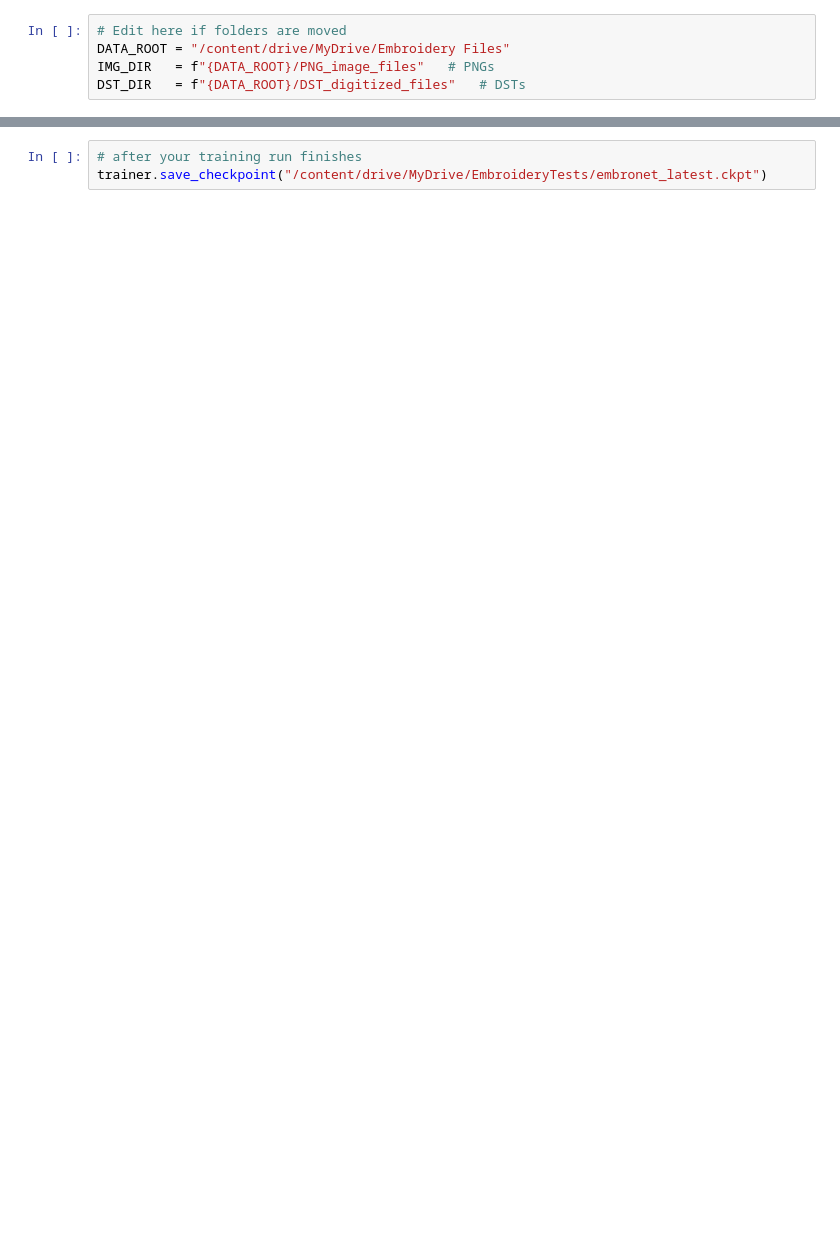
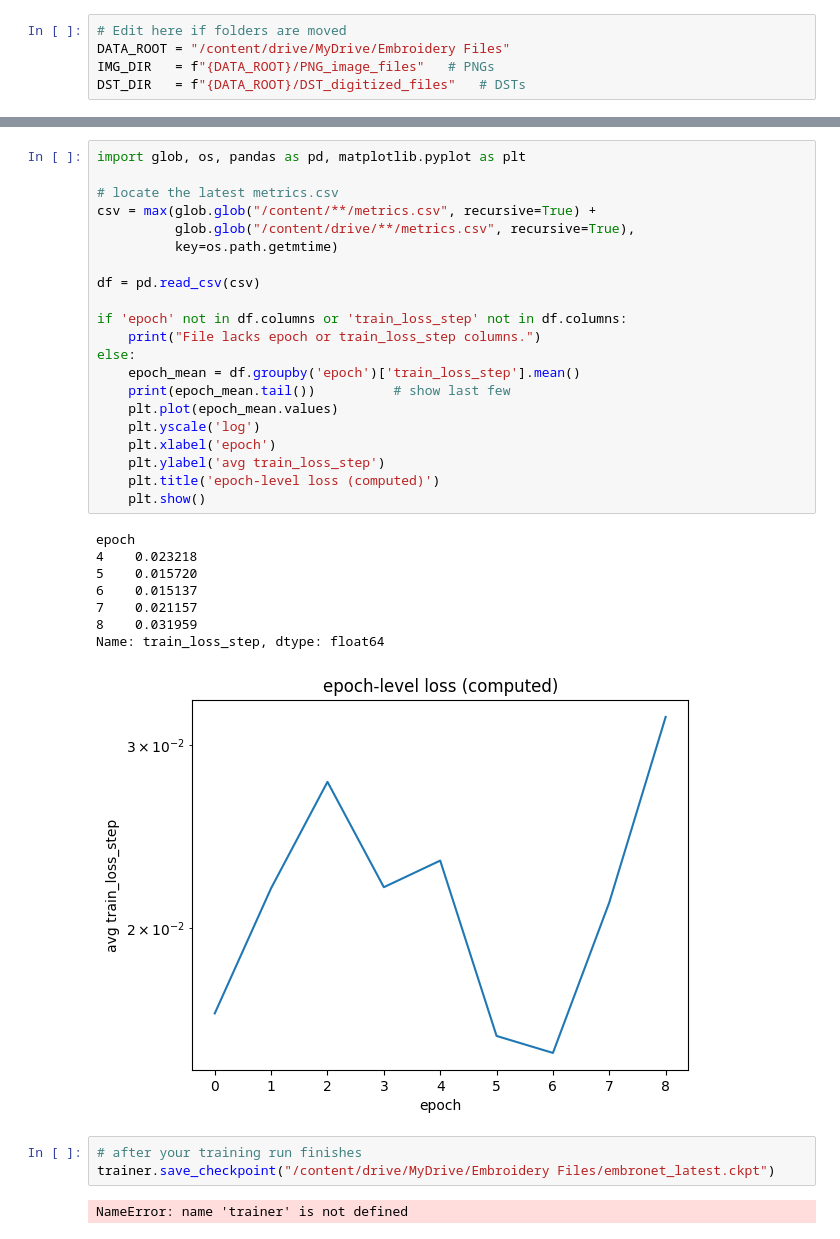
Before and after one commit to matt14e/StitchAI, a Jupyter notebook: Stitchmodel3_(1).ipynb, the cells around one changed output, grey strips where cells are left out. Drawn from its saved outputs; the diff is of its cells as text; blank space fills up the shorter version.

```diff
--- a/Stitchmodel3_(1).ipynb
+++ b/Stitchmodel3_(1).ipynb
@@ -323,4 +326,36 @@ else:
+# %%
+import glob, os, pandas as pd, matplotlib.pyplot as plt
+
+# locate the latest metrics.csv
+csv = max(glob.glob("/content/**/metrics.csv", recursive=True) +
+          glob.glob("/content/drive/**/metrics.csv", recursive=True),
+          key=os.path.getmtime)
+
+df = pd.read_csv(csv)
+
+if 'epoch' not in df.columns or 'train_loss_step' not in df.columns:
+    print("File lacks epoch or train_loss_step columns.")
+else:
+    epoch_mean = df.groupby('epoch')['train_loss_step'].mean()
+    print(epoch_mean.tail())          # show last few
+    plt.plot(epoch_mean.values)
+    plt.yscale('log')
+    plt.xlabel('epoch')
+    plt.ylabel('avg train_loss_step')
+    plt.title('epoch-level loss (computed)')
+    plt.show()
+# %% [output]
+epoch
+4    0.023218
+5    0.015720
+6    0.015137
+7    0.021157
+8    0.031959
+Name: train_loss_step, dtype: float64
+[figure, added]
 # %%
 # after your training run finishes
-trainer.save_checkpoint("/content/drive/MyDrive/EmbroideryTests/embronet_latest.ckpt")
+trainer.save_checkpoint("/content/drive/MyDrive/Embroidery Files/embronet_latest.ckpt")
+# %% [output]
+NameError: name 'trainer' is not defined
 # %%
```
Also changed, not shown: parts of 27 cells of this notebook.
